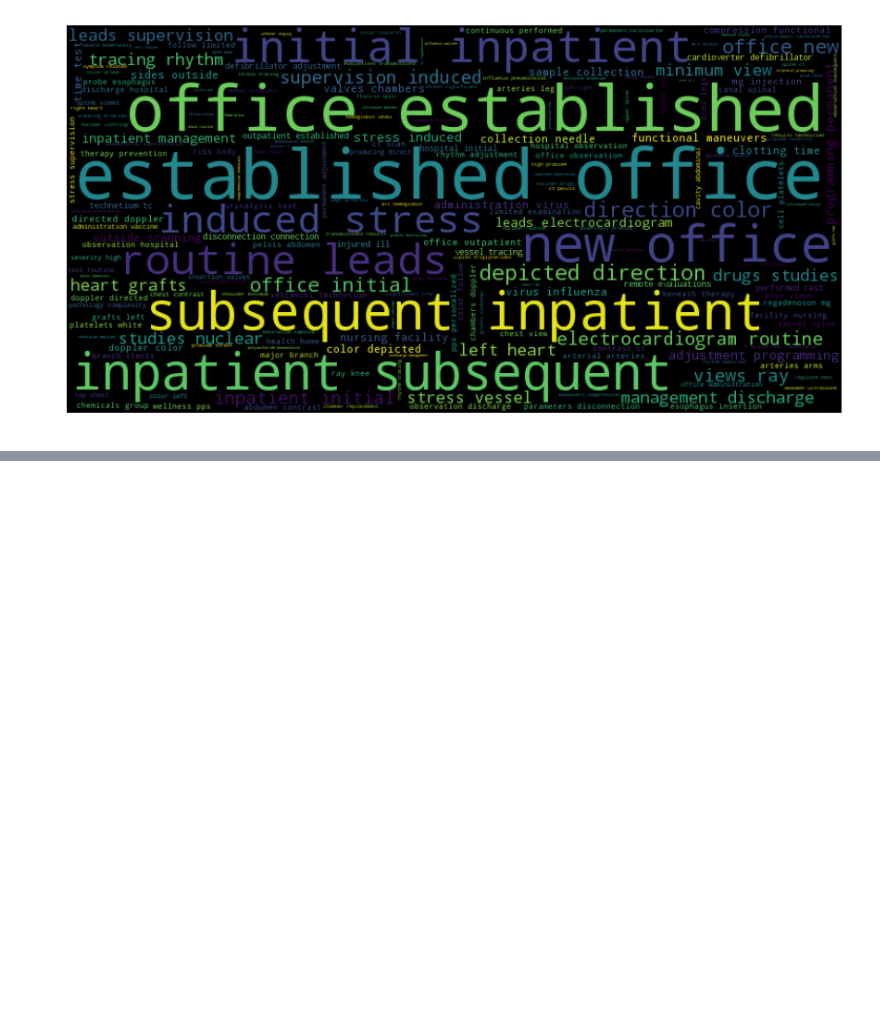
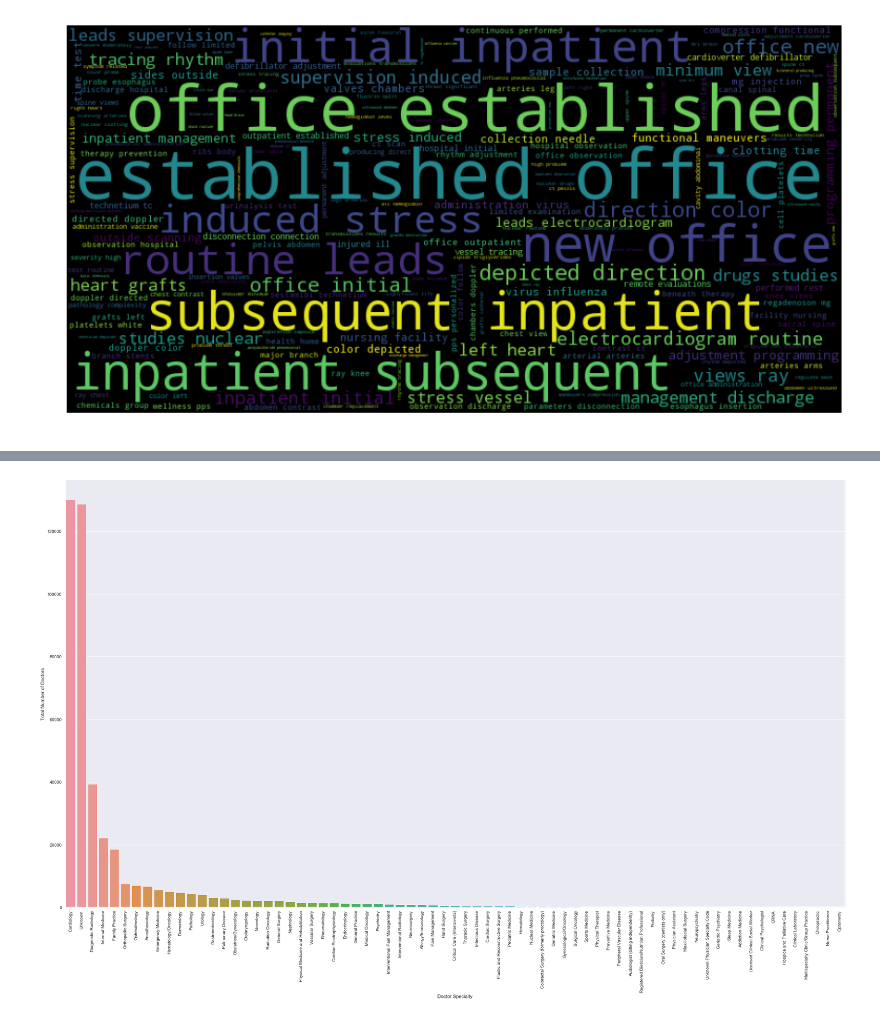
Before and after one commit to yashwantreddy/Doctor-Specialty-Classification-and-Network-Analysis, a Jupyter notebook: EDA and Wordcloud.ipynb, the cells around one changed output, grey strips where cells are left out. Drawn from its saved outputs; the diff is of its cells as text; code cells hidden in the pictures; blank space fills up the shorter version.

```diff
--- a/EDA and Wordcloud.ipynb
+++ b/EDA and Wordcloud.ipynb
@@ -368,0 +355,9 @@ merged.loc[4,:]['procedure']
+# %%
+plt.figure(figsize=(32,18))
+sns_plot = sns.countplot(merged_not_typically.specialty,order=merged_not_typically.specialty.value_counts().index).get_figure()
+plt.xticks(rotation=90)
+plt.xlabel('Doctor Specialty')
+plt.ylabel('Total Number of Doctors')
+sns_plot.savefig('specialty_distribution.png')
+# %% [output]
+[figure, added]
```
Also changed, not shown: parts of 7 cells of this notebook, 6 other files.
